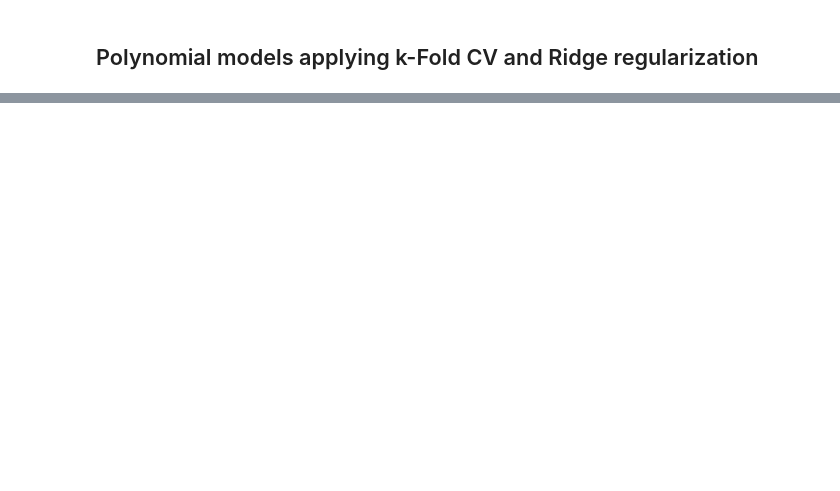
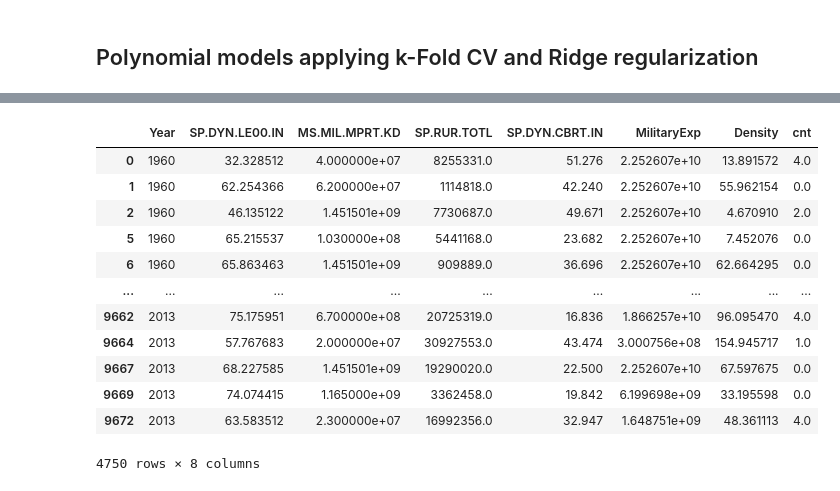
Before and after one commit to AndreaCurtoni/TerrorismDSBA, a Jupyter notebook: First hyp ML.ipynb, the cells around one changed output, grey strips where cells are left out. Drawn from its saved outputs; the diff is of its cells as text; code cells hidden in the pictures; blank space fills up the shorter version.

```diff
--- a/First hyp ML.ipynb
+++ b/First hyp ML.ipynb
@@ -228,0 +275,31 @@ plt.show()
+# %%
+df_class.groupby(by='conto').aggregate({'conto':'count'})
+
+df_class['conto'] = df_class['conto'].apply(lambda x: 0 if (x > 0 and x < 5) else x)
+df_class['conto'] = df_class['conto'].apply(lambda x: -1 if (x >= 5 and x < 15) else x)
+df_class['conto'] = df_class['conto'].apply(lambda x: -2 if (x >= 15 and x < 40) else x)
+df_class['conto'] = df_class['conto'].apply(lambda x: -3 if (x >= 40 and x < 120) else x)
+df_class['conto'] = df_class['conto'].apply(lambda x: -4 if (x >= 120) else x)
+
+df_class['conto'] = df_class['conto'].apply(lambda x: 1 if (x == -1) else x)
+df_class['conto'] = df_class['conto'].apply(lambda x: 2 if (x == -2) else x)
+df_class['conto'] = df_class['conto'].apply(lambda x: 3 if (x == -3) else x)
+df_class['conto'] = df_class['conto'].apply(lambda x: 4 if (x == -4) else x)
+
+df_class = df_class.rename(columns={'conto':'cnt'})
+
+df_class
+# %% [output]
+|  | Year | SP.DYN.LE00.IN | MS.MIL.MPRT.KD | SP.RUR.TOTL | SP.DYN.CBRT.IN | MilitaryExp | Density | cnt |
+| 0 | 1960 | 32.328512 | 4.000000e+07 | 8255331.0 | 51.276 | 2.252607e+10 | 13.891572 | 4.0 |
+| 1 | 1960 | 62.254366 | 6.200000e+07 | 1114818.0 | 42.240 | 2.252607e+10 | 55.962154 | 0.0 |
+| 2 | 1960 | 46.135122 | 1.451501e+09 | 7730687.0 | 49.671 | 2.252607e+10 | 4.670910 | 2.0 |
+| 5 | 1960 | 65.215537 | 1.030000e+08 | 5441168.0 | 23.682 | 2.252607e+10 | 7.452076 | 0.0 |
+| 6 | 1960 | 65.863463 | 1.451501e+09 | 909889.0 | 36.696 | 2.252607e+10 | 62.664295 | 0.0 |
+| ... | ... | ... | ... | ... | ... | ... | ... | ... |
+| 9662 | 2013 | 75.175951 | 6.700000e+08 | 20725319.0 | 16.836 | 1.866257e+10 | 96.095470 | 4.0 |
+| 9664 | 2013 | 57.767683 | 2.000000e+07 | 30927553.0 | 43.474 | 3.000756e+08 | 154.945717 | 1.0 |
+| 9667 | 2013 | 68.227585 | 1.451501e+09 | 19290020.0 | 22.500 | 2.252607e+10 | 67.597675 | 0.0 |
+| 9669 | 2013 | 74.074415 | 1.165000e+09 | 3362458.0 | 19.842 | 6.199698e+09 | 33.195598 | 0.0 |
+| 9672 | 2013 | 63.583512 | 2.300000e+07 | 16992356.0 | 32.947 | 1.648751e+09 | 48.361113 | 4.0 |
+4750 rows × 8 columns
```
Also changed, not shown: parts of 33 cells of this notebook.
